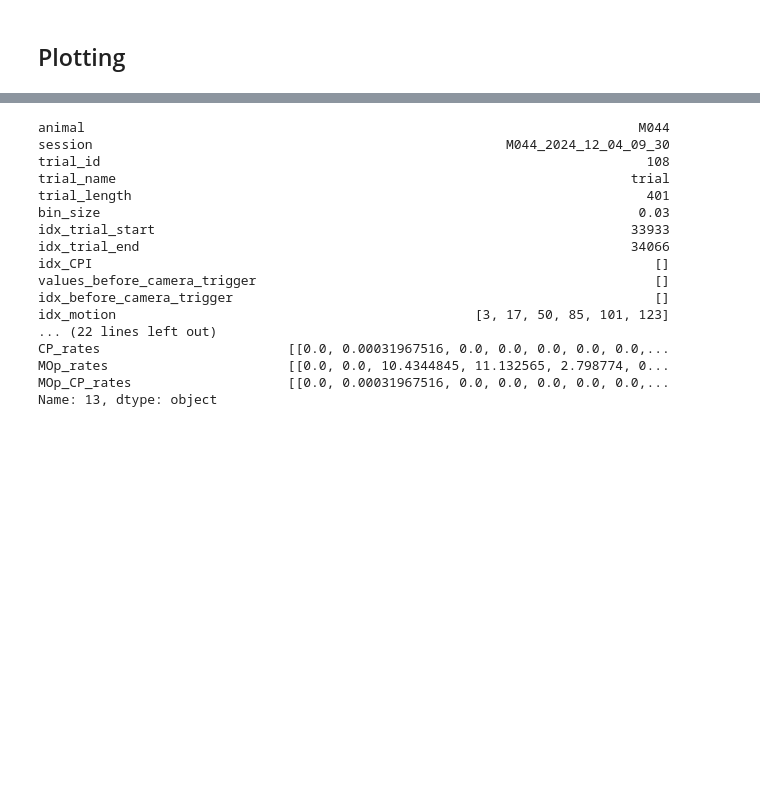
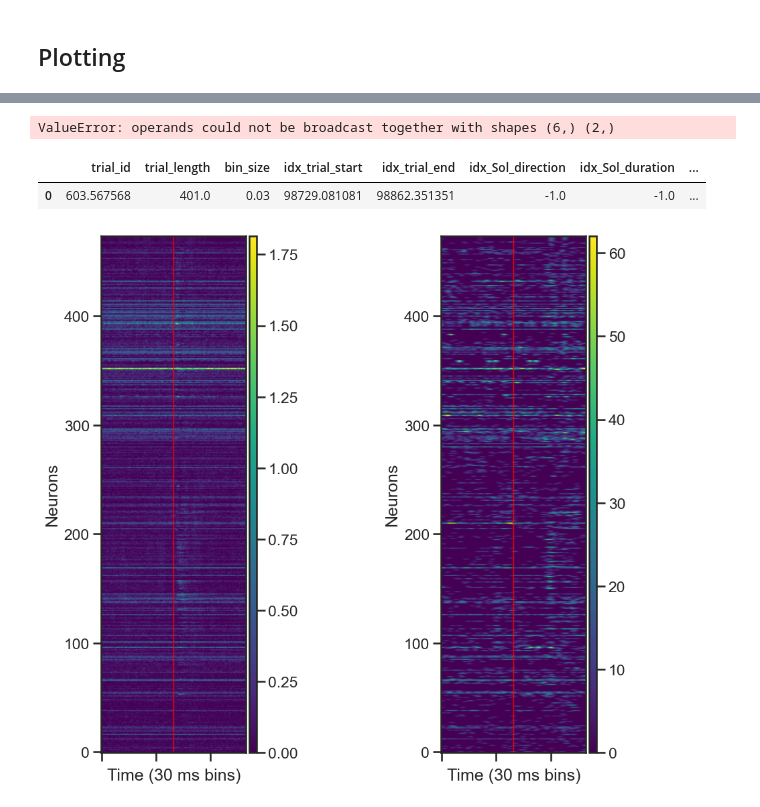
Before and after one commit to martinesparza/earthquake-analysis, a Jupyter notebook: notebooks/M044_2024_12_04_09_30.ipynb, the cells around one changed output, grey strips where cells are left out. Cells and saved outputs as stored; diff of their text form; code cells hidden in the pictures; blank space fills up the shorter version.

```diff
--- a/notebooks/M044_2024_12_04_09_30.ipynb
+++ b/notebooks/M044_2024_12_04_09_30.ipynb
@@ -123,20 +131,34 @@ with plt.style.context('seaborn-v0_8-bright'):
 # %%
-df_.loc[trial]
+df_solenoid_0 = df_.drop('all_KSLabel', axis=1)
+df_solenoid_0 = pyal.select_trials(df_solenoid_0, "values_Sol_direction == 2")  # Remove first 5 minutes because the switch was off
+df_solenoid_0_average = pyal.trial_average(df_solenoid_0, condition=None)
 # %% [output]
-animal                                                                       M044
-session                                                     M044_2024_12_04_09_30
-trial_id                                                                      108
-trial_name                                                                  trial
-trial_length                                                                  401
-bin_size                                                                     0.03
-idx_trial_start                                                             33933
-idx_trial_end                                                               34066
-idx_CPI                                                                        []
-values_before_camera_trigger                                                   []
-idx_before_camera_trigger                                                      []
-idx_motion                                              [3, 17, 50, 85, 101, 123]
-... (22 lines left out)
-CP_rates                        [[0.0, 0.00031967516, 0.0, 0.0, 0.0, 0.0, 0.0,...
-MOp_rates                       [[0.0, 0.0, 10.4344845, 11.132565, 2.798774, 0...
-MOp_CP_rates                    [[0.0, 0.00031967516, 0.0, 0.0, 0.0, 0.0, 0.0,...
-Name: 13, dtype: object
+ValueError: operands could not be broadcast together with shapes (6,) (2,)
+# %%
+df_solenoid_0_average
+# %% [output]
+|  | trial_id | trial_length | bin_size | idx_trial_start | idx_trial_end | idx_Sol_direction | idx_Sol_duration | ... |
+| 0 | 603.567568 | 401.0 | 0.03 | 98729.081081 | 98862.351351 | -1.0 | -1.0 | ... |
+# %%
+trial = 0
+from mpl_toolkits.axes_grid1 import make_axes_locatable
+with plt.style.context('seaborn-v0_8-bright'):
+    sns.set_theme(context='talk', style='ticks', font='Arial')
+    fig, ax = plt.subplots(1, 2, sharex='all', figsize=(12, 10))
+    im1 = ax[0].imshow(df_solenoid_0_average[f"{area}_spikes"][trial].T, cmap='viridis', origin='lower')
+    divider = make_axes_locatable(ax[0])
+    cax = divider.append_axes("right", size="5%", pad=0.05)
+    plt.colorbar(im1, cax=cax)
+
+    im2 = ax[1].imshow(df_[f"{area}_rates"][trial].T, cmap='viridis', origin='lower')
+    divider = make_axes_locatable(ax[1])
+    cax = divider.append_axes("right", size="5%", pad=0.05)
+    plt.colorbar(im2, cax=cax)
+    for ax_ in ax:
+        ax_.axvline(x = df_solenoid_0_average.loc[trial].idx_sol_on, color='red', linewidth = '1')
+        ax_.set_ylabel('Neurons')
+        ax_.set_xlabel('Time (30 ms bins)')
+        ax_.set_xticklabels([])
+    plt.show()
+# %% [output]
+[figure, added]
```
Also changed, not shown: parts of 9 cells of this notebook, 4 other files.
